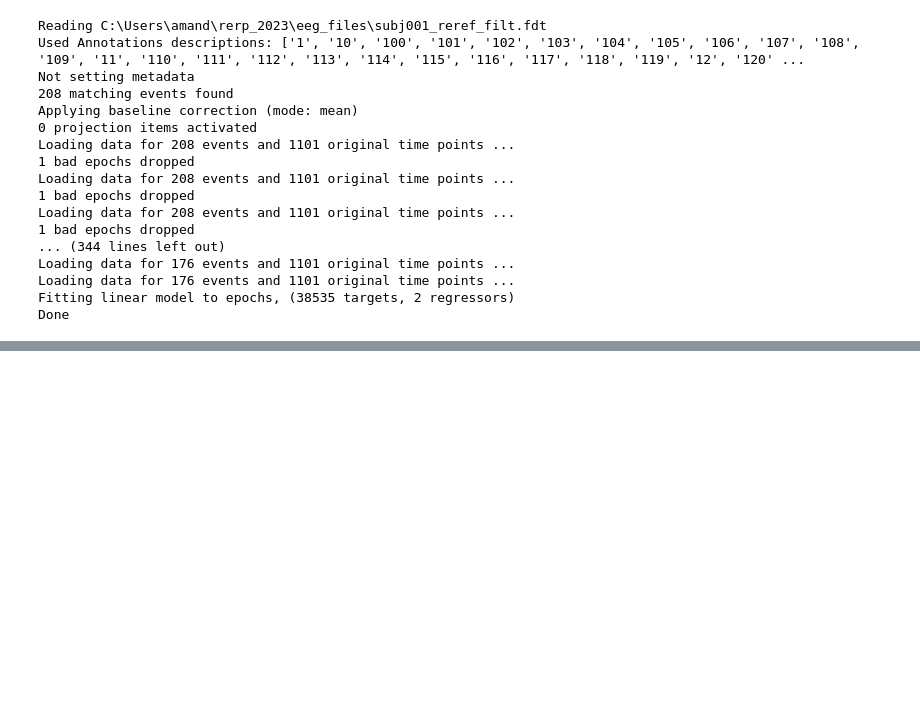
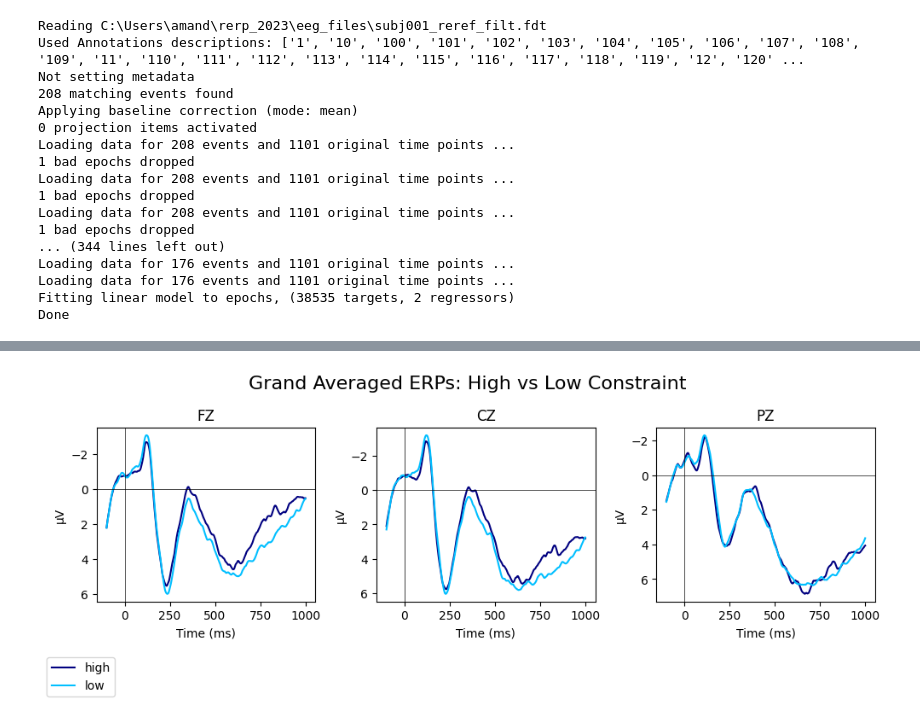
Before and after one commit to amandalin047/regression-based_ERP, a Jupyter notebook: rERP_2023/single_subjects/Final.ipynb, the cells around one changed output, grey strips where cells are left out. Cells and saved outputs as stored; diff of their text form; code cells hidden in the pictures; blank space fills up the shorter version.

```diff
--- a/rERP_2023/single_subjects/Final.ipynb
+++ b/rERP_2023/single_subjects/Final.ipynb
@@ -754,0 +806,19 @@ Benjamin-Hochberg corrected q-values
+# %%
+new_outputs = np.empty(N, dtype=object)
+
+for i in range(len(subj_list)):
+    os.chdir('C:\\Users\\amand\\rerp_2023\\eeg_files')
+    raw = mne.io.read_raw_eeglab('subj' + subj_list[i][0] + '_reref_filt.set')
+    new_raw = re_annotate(raw, subj_list[i][1])
+
+    os.chdir('C:\\Users\\amand\\rerp_2023\\txt_files')
+    s = subject(subj_list[i][1], 'Crystal subj' + subj_list[i][0] + ' elist.txt', 'constraint_BDF.txt', new_raw)
+    epoch, description, tlock_events = s.AD_compiled_epoching(-0.1, 1, bc=(-0.1,0))
+
+    dmatrix = s.get_design_matrix(pred1, pred2, description, tlock_events, uniq1, uniq2)
+
+    r = rERP(subj_list[i][1], 'Crystal subj' + subj_list[i][0] + ' elist.txt', 'constraint_BDF.txt', new_raw, epoch, dmatrix)
+    outputs = r.get_rerp_outputs(binlabels=['high', 'low'])
+    new_outputs[i] = outputs
+
+new_gnd = compute_grand_avgs(new_outputs)
@@ -754,0 +843,14 @@ Benjamin-Hochberg corrected q-values
+# %%
+ch_dict = s.get_chan_dict()
+new_bins_dict = {'high':0, 'low':1}
+pred_names = pred1.columns.to_list()
+pred_names.insert(0, 'Intercept')
+effects_dict = {}
+for i, x in enumerate(pred_names): effects_dict[x] = i
+
+sg = stats_and_graphs(ch_dict, new_bins_dict, effects_dict, new_outputs, subj_rerp_roi, new_gnd)
+sg.plot_grand_averages('Grand Averaged ERPs: High vs Low Constraint', 'ERP', row=1, col=3, figsize=(10,3), bins=['high', 'low'],
+                    linestyles=['solid', 'solid'], colors=['navy','deepskyblue'],
+                    chan_list=['FZ','CZ','PZ'], baseline=-100)
+# %% [output]
+[figure, added]
```
Also changed, not shown: parts of 10 cells of this notebook.
